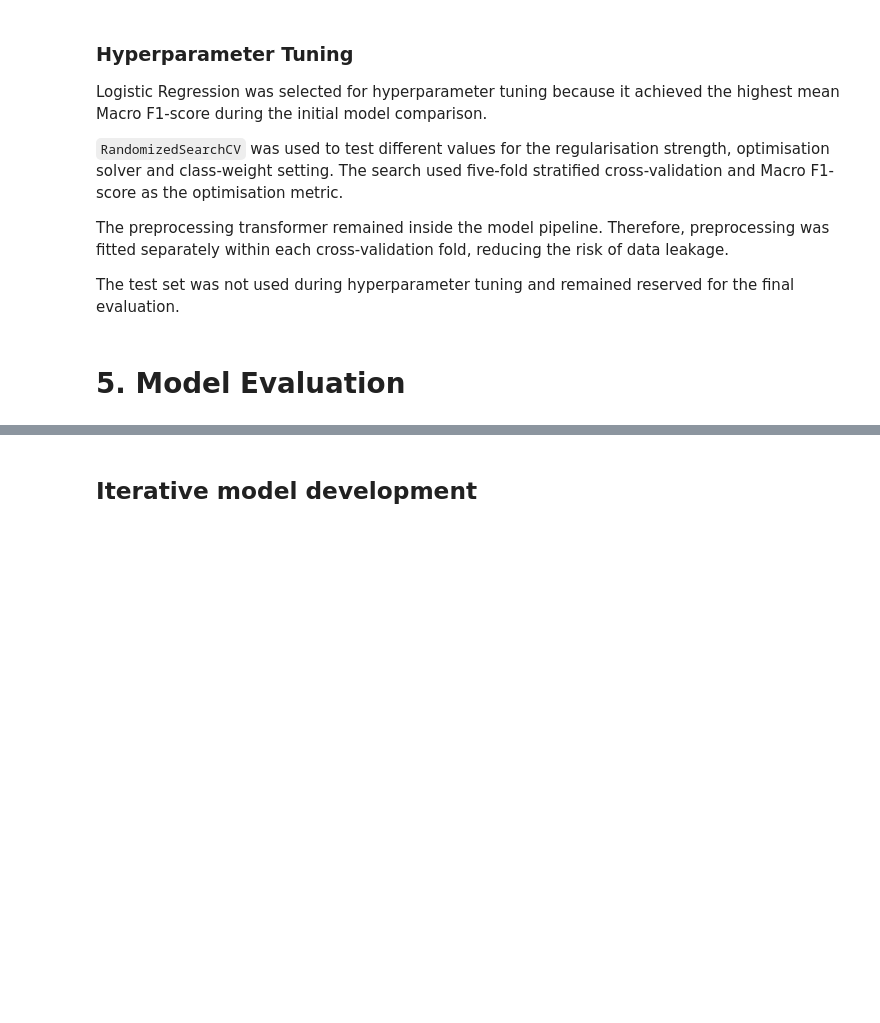
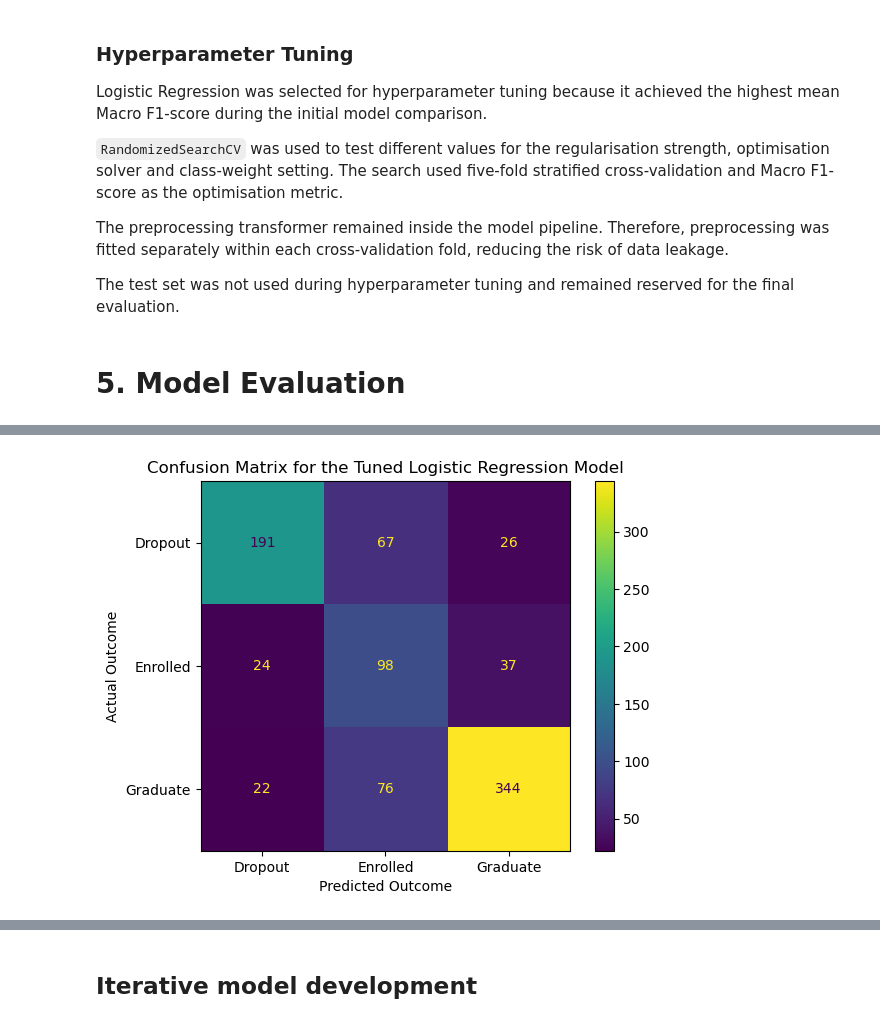
Before and after one commit to andre-rafraf/mldp-student-outcome-prediction, a Jupyter notebook: Student Outcome.ipynb, the cells around one changed output, grey strips where cells are left out. Saved outputs shown, nothing was run; the diff lists cells and outputs as text; code cells hidden in the pictures; blank space fills up the shorter version.

Commit message:
Evaluate tuned model on test data

```diff
--- a/Student Outcome.ipynb
+++ b/Student Outcome.ipynb
@@ -810,3 +809,7 @@ The test set was not used during hyperparameter tuning and remained reserved for
 # 5. Model Evaluation
 # %%
 ## Evaluate model
+# Generate predictions using the untouched test set
+y_test_pred = best_model.predict(X_test)
+
+print("Test-set predictions created successfully.")
@@ -813 +867,16 @@ The test set was not used during hyperparameter tuning and remained reserved for
+# %%
+# Display the confusion matrix
+ConfusionMatrixDisplay.from_predictions(
+    y_test,
+    y_test_pred,
+    labels=["Dropout", "Enrolled", "Graduate"]
+)
+
+plt.title("Confusion Matrix for the Tuned Logistic Regression Model")
+plt.xlabel("Predicted Outcome")
+plt.ylabel("Actual Outcome")
+
+plt.show()
+# %% [output]
+[figure, added]
 # %%
```
Also changed, not shown: parts of 11 cells of this notebook.
